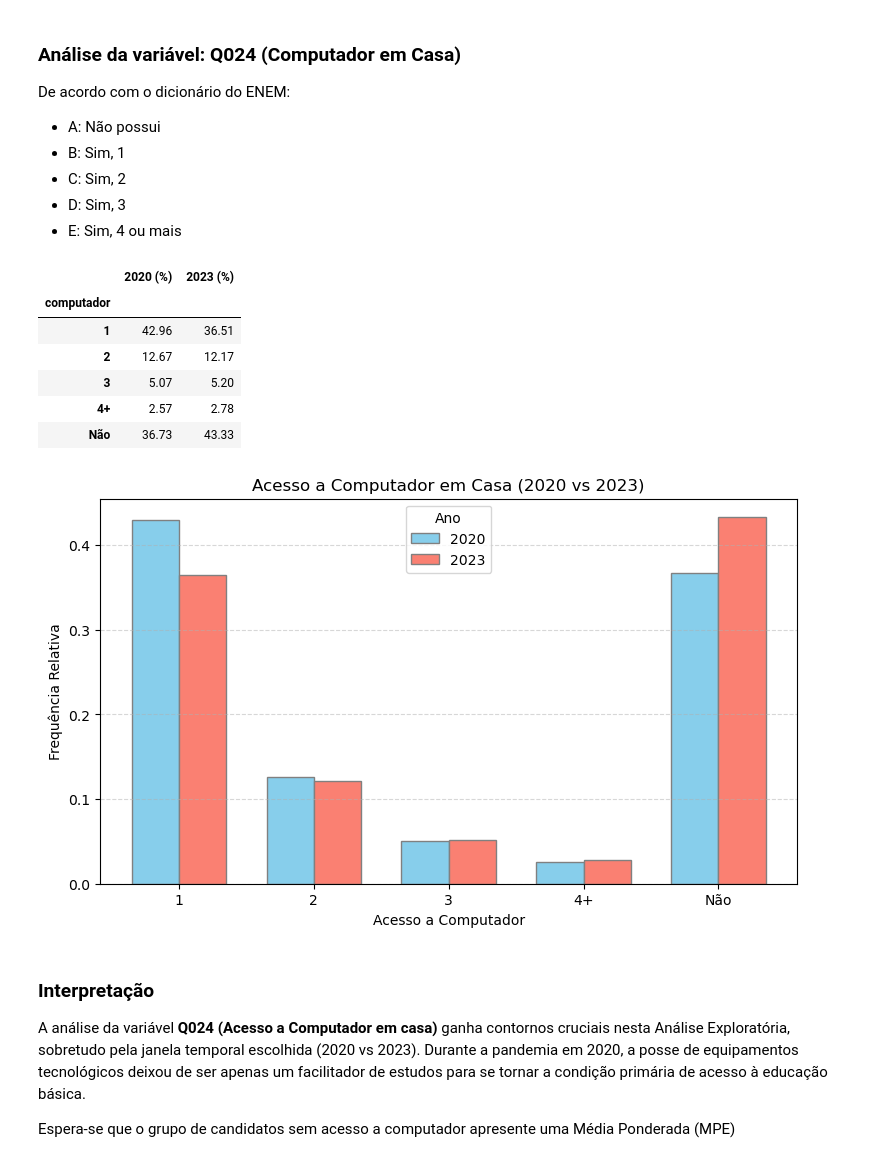
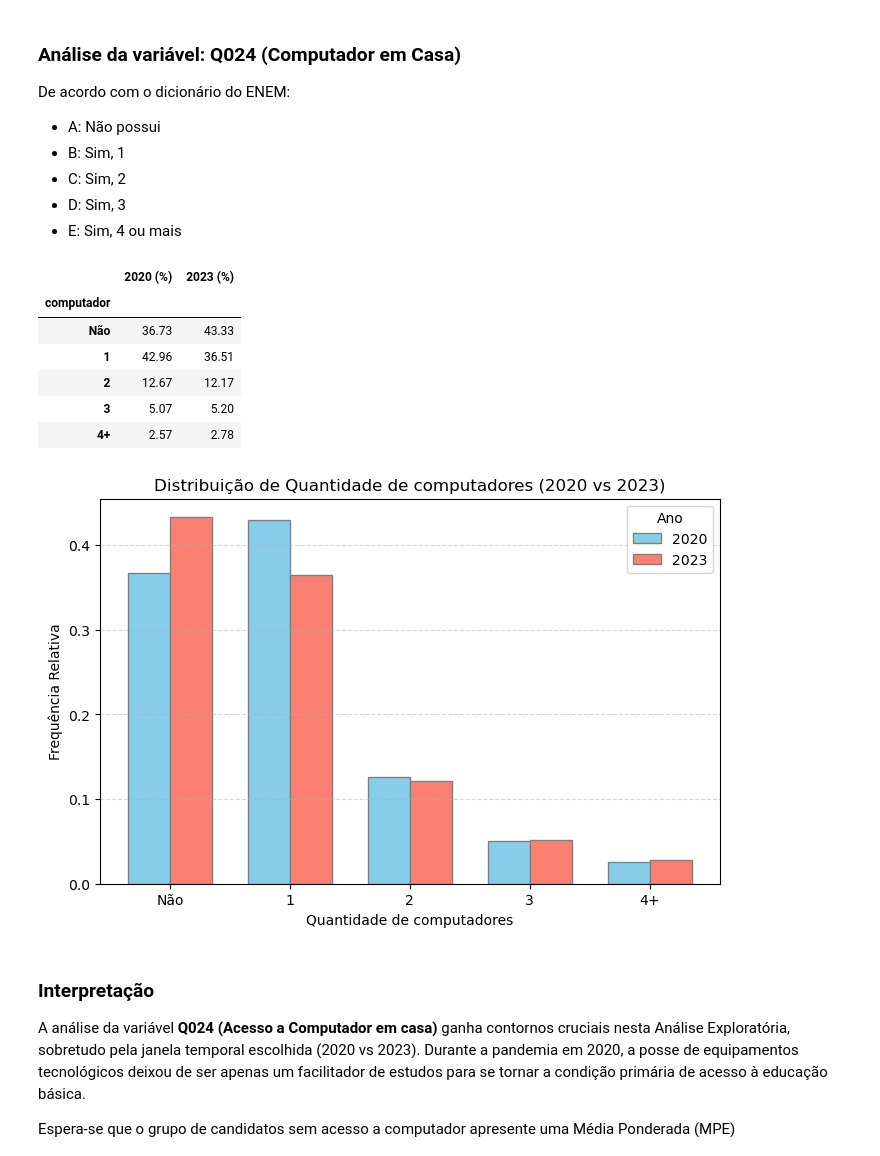
Before and after one commit to AllineOliveira/Projeto-2-Cdados, a Jupyter notebook: Projeto 2 - Grupo 6 2.ipynb, the cells around one changed output. Cells and saved outputs as stored; diff of their text form; code cells hidden in the pictures.

```diff
--- a/Projeto 2 - Grupo 6 2.ipynb
+++ b/Projeto 2 - Grupo 6 2.ipynb
@@ -597,57 +599,16 @@ De acordo com o dicionário do ENEM:
 - D: Sim, 3
 - E: Sim, 4 ou mais
 # %%
-# 1. Preparando os Dados + Tabela
-
-pct_2020_pc = (dados2020['computador'].value_counts(normalize=True) * 100).round(2)
-pct_2023_pc = (dados2023['computador'].value_counts(normalize=True) * 100).round(2)
-
-tabela_porcentagem_pc = pd.DataFrame({'2020 (%)': pct_2020_pc, '2023 (%)': pct_2023_pc})
-display(tabela_porcentagem_pc)
-
-# Contagem para o gráfico
-cont_2020_pc = dados2020['computador'].value_counts(normalize=True)
-cont_2023_pc = dados2023['computador'].value_counts(normalize=True)
-
-
-
-# 2. Configurando o Gráfico
-
-categorias_pc = tabela_porcentagem_pc.index.tolist()
-valores20_pc = cont_2020_pc.reindex(categorias_pc, fill_value=0).values
-valores23_pc = cont_2023_pc.reindex(categorias_pc, fill_value=0).values
-
-largura_barra = 0.35
-r1_pc = np.arange(len(categorias_pc))
-r2_pc = [x + largura_barra for x in r1_pc]
-
-
-
-# 3. Plot do Gráfico
-plt.figure(figsize=(9, 5))
-
-plt.bar(r1_pc, valores20_pc, color='skyblue', width=largura_barra, edgecolor='gray', label='2020')
-plt.bar(r2_pc, valores23_pc, color='salmon', width=largura_barra, edgecolor='gray', label='2023')
-
-plt.title('Acesso a Computador em Casa (2020 vs 2023)')
-plt.ylabel('Frequência Relativa')
-plt.xlabel('Acesso a Computador')
-
-plt.xticks([r + largura_barra/2 for r in r1_pc], categorias_pc, rotation=0)
-
-plt.grid(axis='y', linestyle='--', alpha=0.5)
-plt.legend(title='Ano')
-
-plt.show()
+barplot('computador','Distribuição de Quantidade de computadores (2020 vs 2023)','Quantidade de computadores',False,['Não','1','2','3','4+'])
 # %% [output]
 |  | 2020 (%) | 2023 (%) |
 | computador |  |  |
+| Não | 36.73 | 43.33 |
 | 1 | 42.96 | 36.51 |
 | 2 | 12.67 | 12.17 |
 | 3 | 5.07 | 5.20 |
 | 4+ | 2.57 | 2.78 |
-| Não | 36.73 | 43.33 |
-[figure, old version]
+[figure, new version]
 # %% [markdown]
 ### Interpretação
 
```
Also changed, not shown: parts of 11 cells of this notebook.
